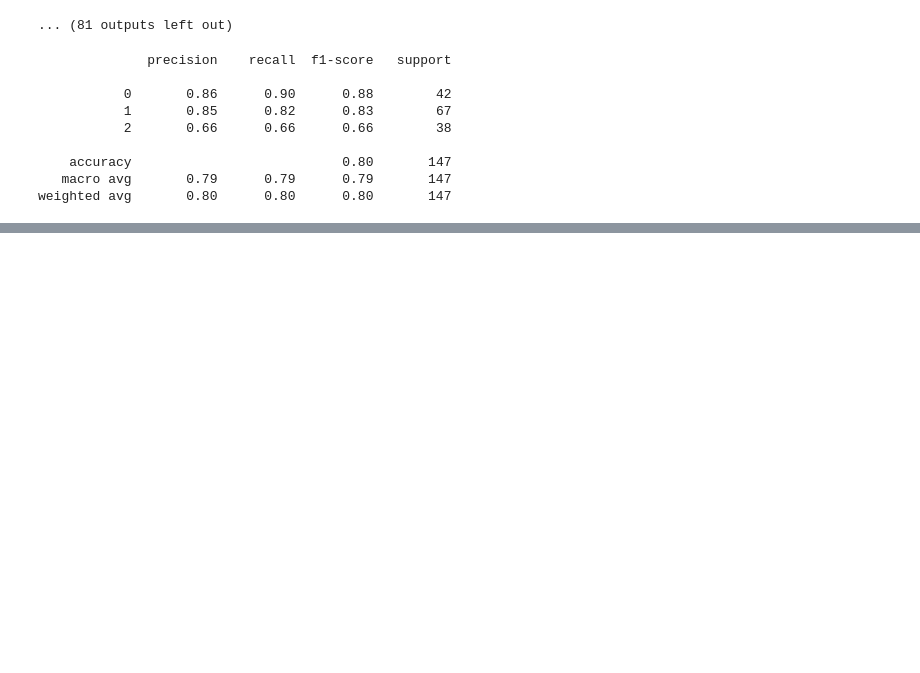
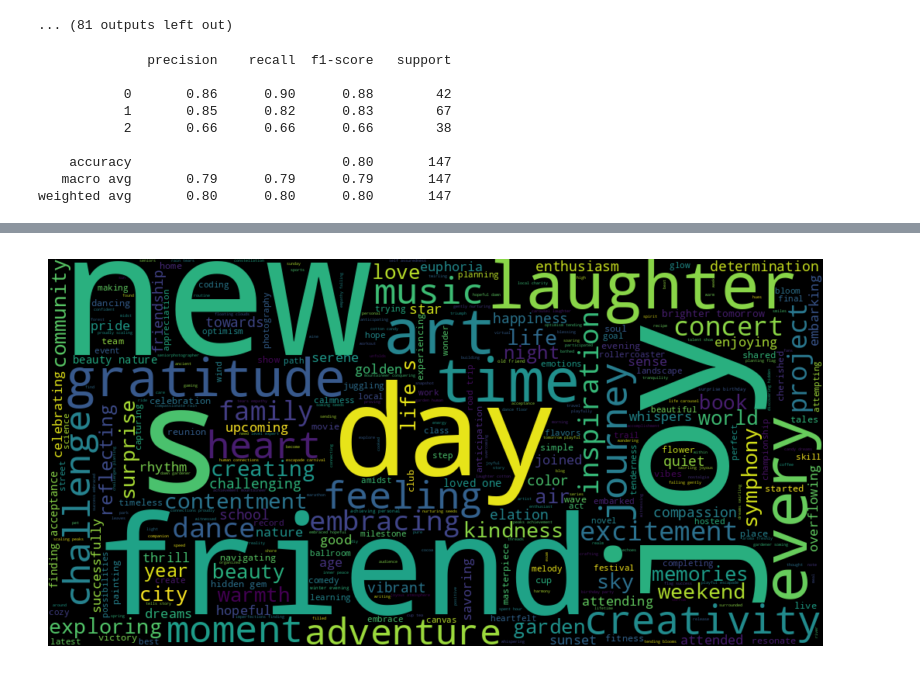
Before and after one commit to natoo77/SocialMediaSentiment, a Jupyter notebook: Social_media_sentiment_analysis.ipynb, the cells around one changed output, grey strips where cells are left out. Saved outputs shown, nothing was run; the diff lists cells and outputs as text; code cells hidden in the pictures; blank space fills up the shorter version.

```diff
--- a/Social_media_sentiment_analysis.ipynb
+++ b/Social_media_sentiment_analysis.ipynb
@@ -976,0 +951,20 @@ weighted avg       0.80      0.80      0.80       147
+# %%
+#Separating data into sentiment categorries
+data_clean=data[['Clean_Text','Sentiment_category']]
+
+data_positive = data_clean[data_clean['Sentiment_category']=='Positive']
+data_neutral = data_clean[data_clean['Sentiment_category']=='Neutral']
+data_negative = data_clean[data_clean['Sentiment_category']=='Negative']
+# %%
+#word cloud for positive review words
+positive_text = " ".join(data_positive['Clean_Text'])
+
+# Generate the word cloud
+plt.figure(figsize=(10,10))
+wordcloud=WordCloud(width=1000,height=500,max_words=500,min_font_size=5)
+positive_words=wordcloud.generate(positive_text)
+plt.imshow(positive_words,interpolation='bilinear')
+plt.axis('off')
+plt.show()
+# %% [output]
+[figure, added]
```
Also changed, not shown: parts of 64 cells of this notebook.
